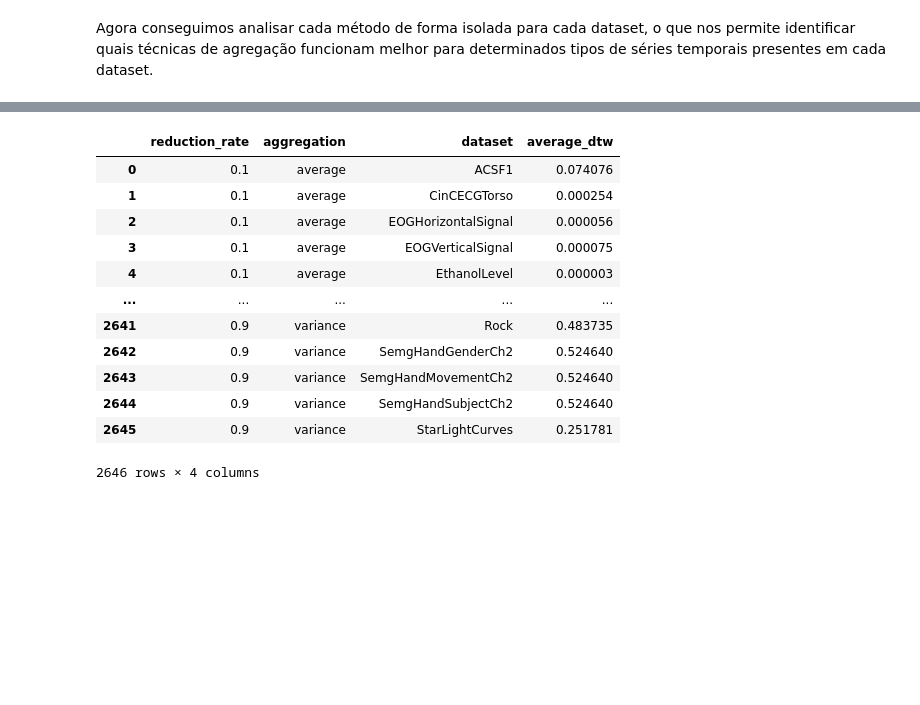
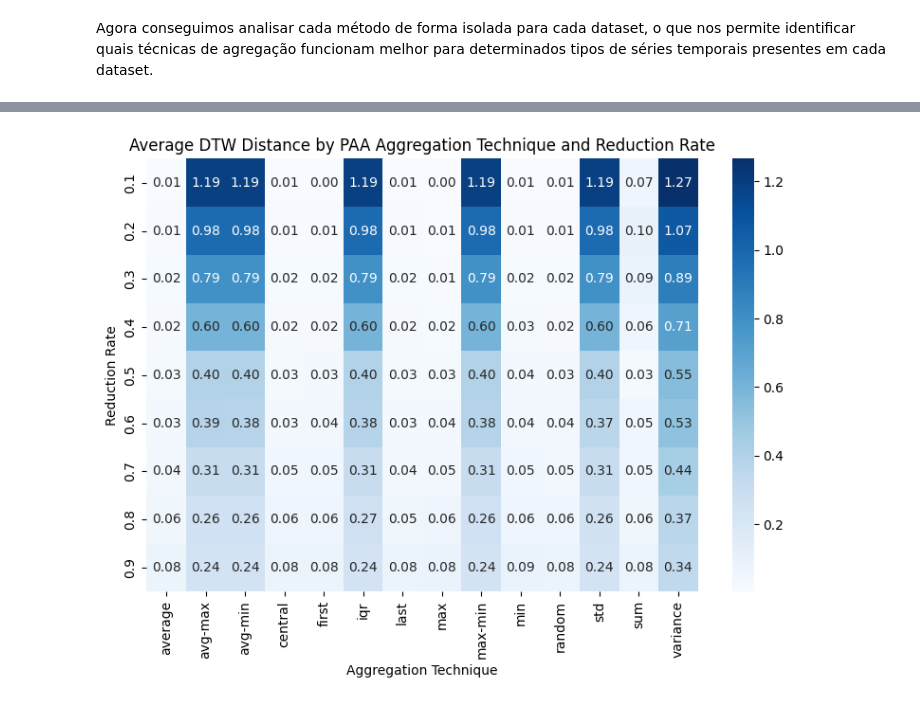
Before and after one commit to MoroFernando/time-series-dimensionality-reduction, a Jupyter notebook: reports/dtw.reports.ipynb, the cells around one changed output, grey strips where cells are left out. Saved outputs shown, nothing was run; the diff lists cells and outputs as text; code cells hidden in the pictures; blank space fills up the shorter version.

```diff
--- a/reports/dtw.reports.ipynb
+++ b/reports/dtw.reports.ipynb
@@ -182,21 +179,18 @@ plt.show()
 # %%
-# Agrupa por taxa de redução e método de agregação, calculando a média da distância DTW
-reduction_agg_dtw_means = paa_results.groupby(['reduction_rate', 'aggregation', 'dataset'])['dtw'].mean().reset_index()
+# Agrupa os resultados por técnica de agregação e taxa de redução, calculando a média da distância DTW
+reduction_agg_dtw_means = paa_results.groupby(['reduction_rate', 'aggregation'])['dtw'].mean().reset_index()
 # Renomeia a coluna de dtw para average_dtw
 reduction_agg_dtw_means.rename(columns={'dtw': 'average_dtw'}, inplace=True)
 
-reduction_agg_dtw_means
+
+# Plota um heatmap com os resultados médios de DTW por técnica de agregação e taxa de redução
+pivot_table = reduction_agg_dtw_means.pivot(index='reduction_rate', columns='aggregation', values='average_dtw')
+plt.figure(figsize=(8, 6))
+sns.heatmap(pivot_table, annot=True, fmt=".2f", cmap='Blues')
+plt.title('Average DTW Distance by PAA Aggregation Technique and Reduction Rate')
+plt.xlabel('Aggregation Technique')
+plt.ylabel('Reduction Rate')
+plt.tight_layout()
+plt.show()
 # %% [output]
-|  | reduction_rate | aggregation | dataset | average_dtw |
-| 0 | 0.1 | average | ACSF1 | 0.074076 |
-| 1 | 0.1 | average | CinCECGTorso | 0.000254 |
-| 2 | 0.1 | average | EOGHorizontalSignal | 0.000056 |
-| 3 | 0.1 | average | EOGVerticalSignal | 0.000075 |
-| 4 | 0.1 | average | EthanolLevel | 0.000003 |
-| ... | ... | ... | ... | ... |
-| 2641 | 0.9 | variance | Rock | 0.483735 |
-| 2642 | 0.9 | variance | SemgHandGenderCh2 | 0.524640 |
-| 2643 | 0.9 | variance | SemgHandMovementCh2 | 0.524640 |
-| 2644 | 0.9 | variance | SemgHandSubjectCh2 | 0.524640 |
-| 2645 | 0.9 | variance | StarLightCurves | 0.251781 |
-2646 rows × 4 columns
+[figure, added]
```
Also changed, not shown: parts of 7 cells of this notebook.
